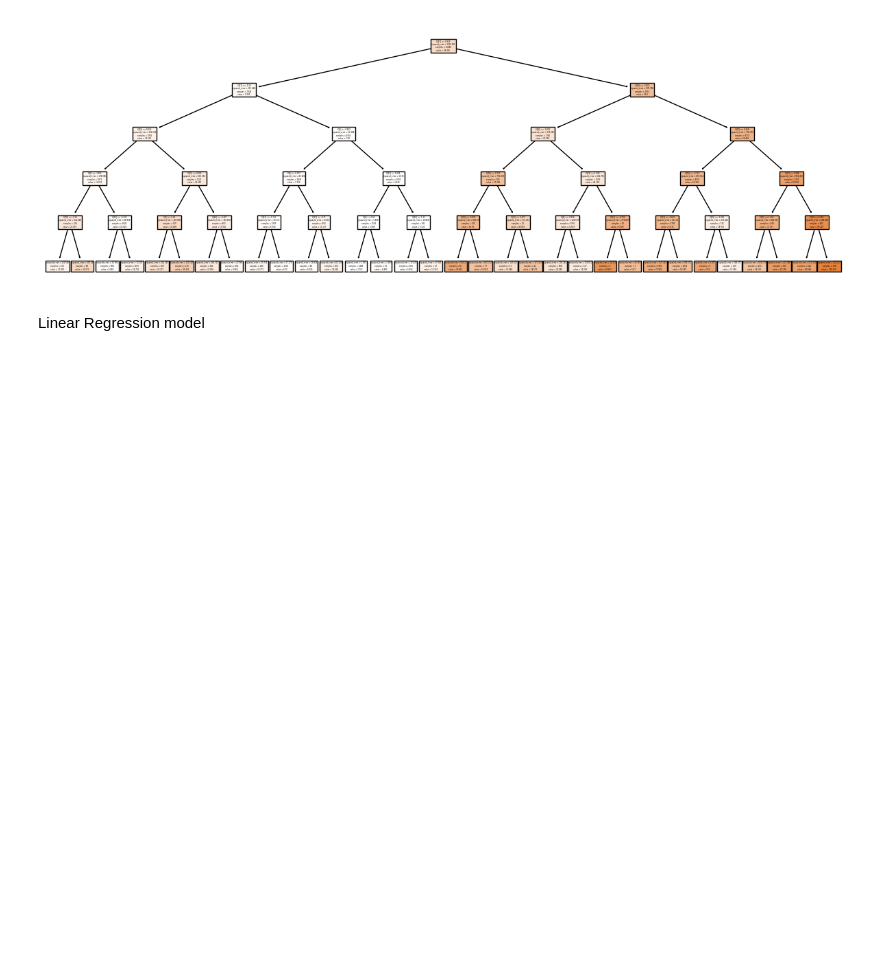
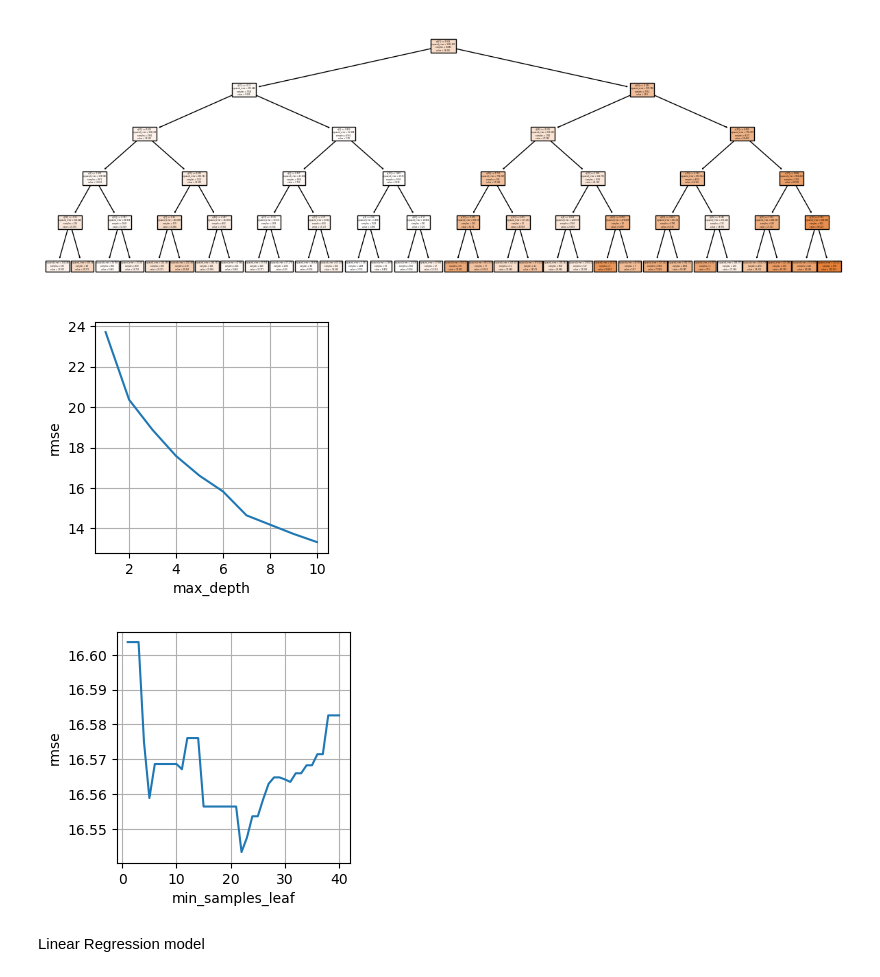
Before and after one commit to rubentorres-developer/ML-FirstHomeAssignment, a Jupyter notebook: Assignment1.ipynb, the cells around one changed output. Cells and saved outputs as stored; diff of their text form; code cells hidden in the pictures; blank space fills up the shorter version.

```diff
--- a/Assignment1.ipynb
+++ b/Assignment1.ipynb
@@ -79,6 +79,43 @@ r=tree.plot_tree(dmdl, filled=True)#, feature_names= df.columns)
 plt.show()
 # %% [output]
 [figure]
+# %%
+rmses_i = []
+rmses_j = []
+
+#def statGraph()
+for i in range(1, 11):
+    dmdl_i = DecisionTreeRegressor(max_depth=i)
+    dmdl_i.fit(X_train, y_train)
+
+    preds_i=dmdl_i.predict(X_test)
+    #= explained_variance_score(y_test, preds)
+    rmses_i.append(mean_squared_error(y_test, preds_i, squared=False))
+
+for i in range(1, 41):
+    dmdl_j = DecisionTreeRegressor(max_depth=5, min_samples_leaf= i)
+    dmdl_j.fit(X_train, y_train)
+
+    preds_j=dmdl_j.predict(X_test)
+    #= explained_variance_score(y_test, preds)
+    rmses_j.append(mean_squared_error(y_test, preds_j, squared=False))
+
+plt.figure(figsize=(3,3))
+plt.plot(range(1, 11), rmses_i)
+plt.xlabel("max_depth")
+plt.ylabel("rmse")
+plt.grid()
+plt.show()
+
+plt.figure(figsize=(3,3))
+plt.plot(range(1, 41), rmses_j)
+plt.xlabel("min_samples_leaf")
+plt.ylabel("rmse")
+plt.grid()
+plt.show()
+# %% [output]
+[figure, added]
+[figure, added]
 # %% [markdown]
 Linear Regression model
 # %%
```
Also changed, not shown: parts of 2 cells of this notebook.
